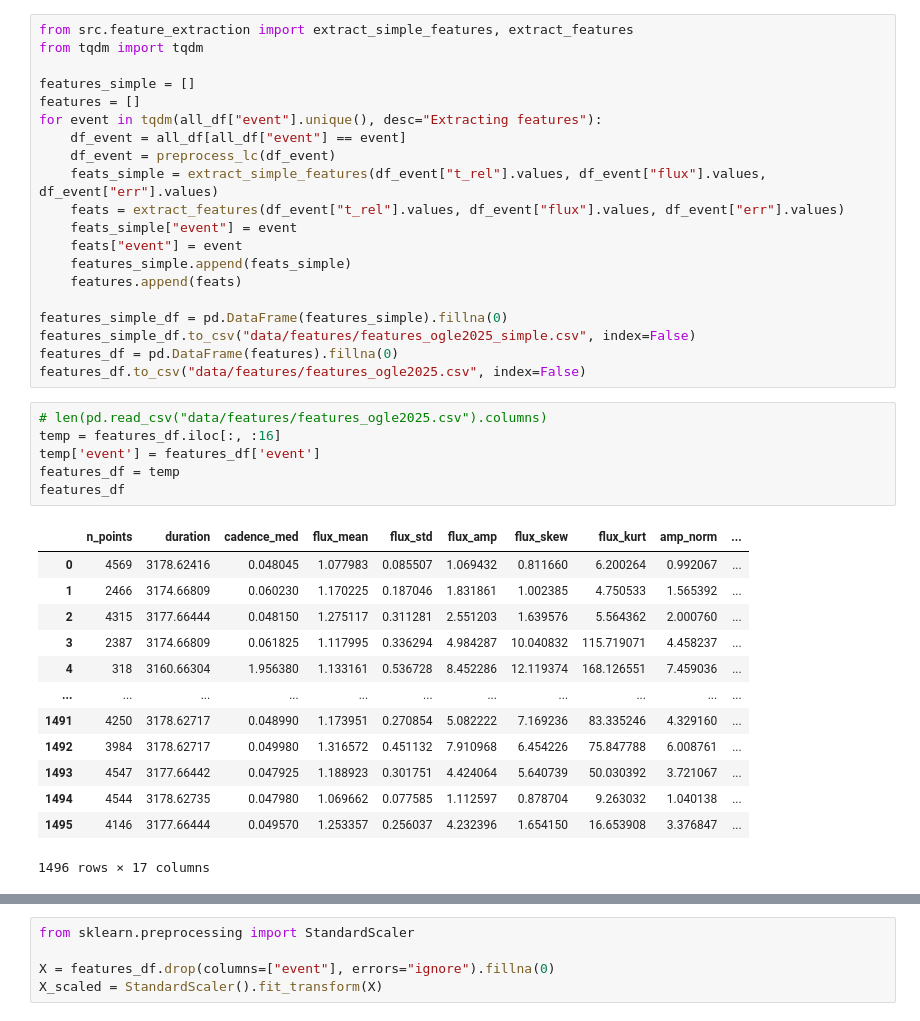
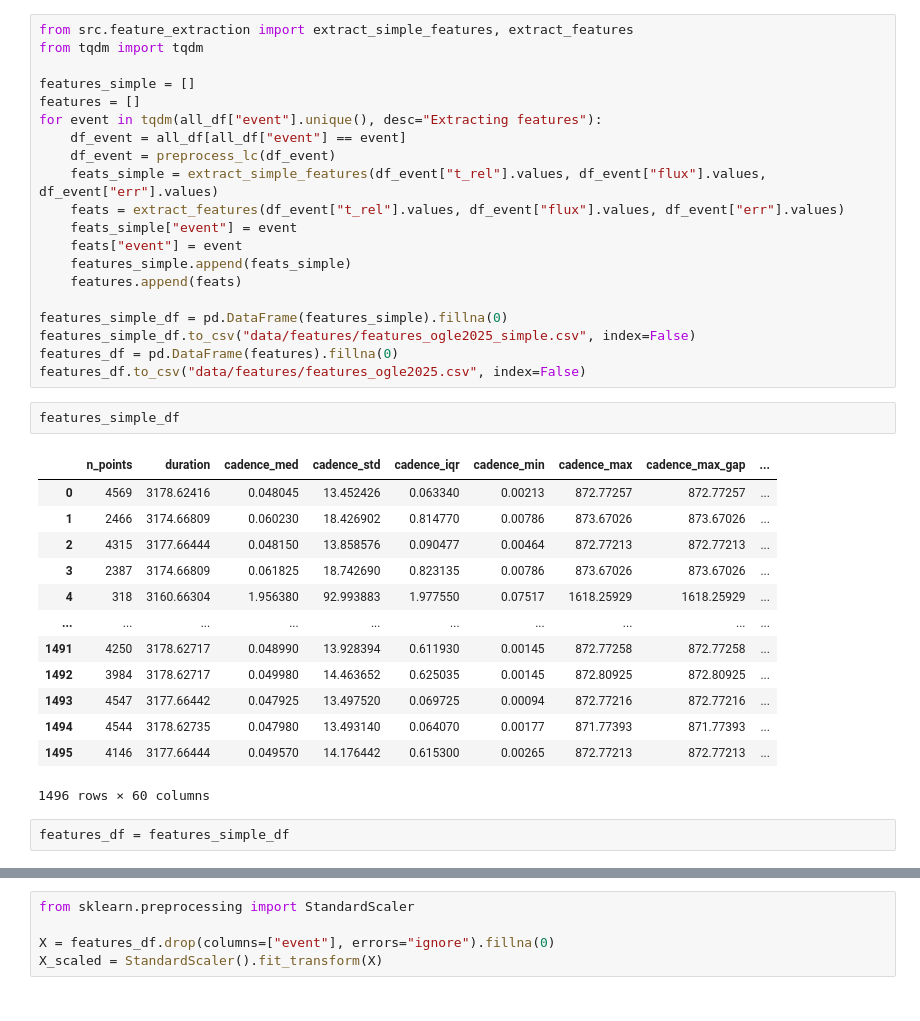
Before and after one commit to abheekda1/ogle-microlensing-automation, a Jupyter notebook: notebooks/01_feature_engineering.ipynb, the cells around one changed output, grey strips where cells are left out. Cells and saved outputs as stored; diff of their text form.

```diff
--- a/notebooks/01_feature_engineering.ipynb
+++ b/notebooks/01_feature_engineering.ipynb
@@ -62,23 +62,21 @@ features_simple_df = pd.DataFrame(features_simple).fillna(0)
 features_simple_df.to_csv("data/features/features_ogle2025_simple.csv", index=False)
 features_df = pd.DataFrame(features).fillna(0)
 features_df.to_csv("data/features/features_ogle2025.csv", index=False)
-# %%
-# len(pd.read_csv("data/features/features_ogle2025.csv").columns)
-temp = features_df.iloc[:, :16]
-temp['event'] = features_df['event']
-features_df = temp
-features_df
-# %% [output]
-|  | n_points | duration | cadence_med | flux_mean | flux_std | flux_amp | flux_skew | flux_kurt | amp_norm | ... |
-| 0 | 4569 | 3178.62416 | 0.048045 | 1.077983 | 0.085507 | 1.069432 | 0.811660 | 6.200264 | 0.992067 | ... |
-| 1 | 2466 | 3174.66809 | 0.060230 | 1.170225 | 0.187046 | 1.831861 | 1.002385 | 4.750533 | 1.565392 | ... |
-| 2 | 4315 | 3177.66444 | 0.048150 | 1.275117 | 0.311281 | 2.551203 | 1.639576 | 5.564362 | 2.000760 | ... |
-| 3 | 2387 | 3174.66809 | 0.061825 | 1.117995 | 0.336294 | 4.984287 | 10.040832 | 115.719071 | 4.458237 | ... |
-| 4 | 318 | 3160.66304 | 1.956380 | 1.133161 | 0.536728 | 8.452286 | 12.119374 | 168.126551 | 7.459036 | ... |
-| ... | ... | ... | ... | ... | ... | ... | ... | ... | ... | ... |
-| 1491 | 4250 | 3178.62717 | 0.048990 | 1.173951 | 0.270854 | 5.082222 | 7.169236 | 83.335246 | 4.329160 | ... |
-| 1492 | 3984 | 3178.62717 | 0.049980 | 1.316572 | 0.451132 | 7.910968 | 6.454226 | 75.847788 | 6.008761 | ... |
-| 1493 | 4547 | 3177.66442 | 0.047925 | 1.188923 | 0.301751 | 4.424064 | 5.640739 | 50.030392 | 3.721067 | ... |
-| 1494 | 4544 | 3178.62735 | 0.047980 | 1.069662 | 0.077585 | 1.112597 | 0.878704 | 9.263032 | 1.040138 | ... |
-| 1495 | 4146 | 3177.66444 | 0.049570 | 1.253357 | 0.256037 | 4.232396 | 1.654150 | 16.653908 | 3.376847 | ... |
-1496 rows × 17 columns
+# %%
+features_simple_df
+# %% [output]
+|  | n_points | duration | cadence_med | cadence_std | cadence_iqr | cadence_min | cadence_max | cadence_max_gap | ... |
+| 0 | 4569 | 3178.62416 | 0.048045 | 13.452426 | 0.063340 | 0.00213 | 872.77257 | 872.77257 | ... |
+| 1 | 2466 | 3174.66809 | 0.060230 | 18.426902 | 0.814770 | 0.00786 | 873.67026 | 873.67026 | ... |
+| 2 | 4315 | 3177.66444 | 0.048150 | 13.858576 | 0.090477 | 0.00464 | 872.77213 | 872.77213 | ... |
+| 3 | 2387 | 3174.66809 | 0.061825 | 18.742690 | 0.823135 | 0.00786 | 873.67026 | 873.67026 | ... |
+| 4 | 318 | 3160.66304 | 1.956380 | 92.993883 | 1.977550 | 0.07517 | 1618.25929 | 1618.25929 | ... |
+| ... | ... | ... | ... | ... | ... | ... | ... | ... | ... |
+| 1491 | 4250 | 3178.62717 | 0.048990 | 13.928394 | 0.611930 | 0.00145 | 872.77258 | 872.77258 | ... |
+| 1492 | 3984 | 3178.62717 | 0.049980 | 14.463652 | 0.625035 | 0.00145 | 872.80925 | 872.80925 | ... |
+| 1493 | 4547 | 3177.66442 | 0.047925 | 13.497520 | 0.069725 | 0.00094 | 872.77216 | 872.77216 | ... |
+| 1494 | 4544 | 3178.62735 | 0.047980 | 13.493140 | 0.064070 | 0.00177 | 871.77393 | 871.77393 | ... |
+| 1495 | 4146 | 3177.66444 | 0.049570 | 14.176442 | 0.615300 | 0.00265 | 872.77213 | 872.77213 | ... |
+1496 rows × 60 columns
+# %%
+features_df = features_simple_df
```
Also changed, not shown: parts of 13 cells of this notebook, 13 other files.
